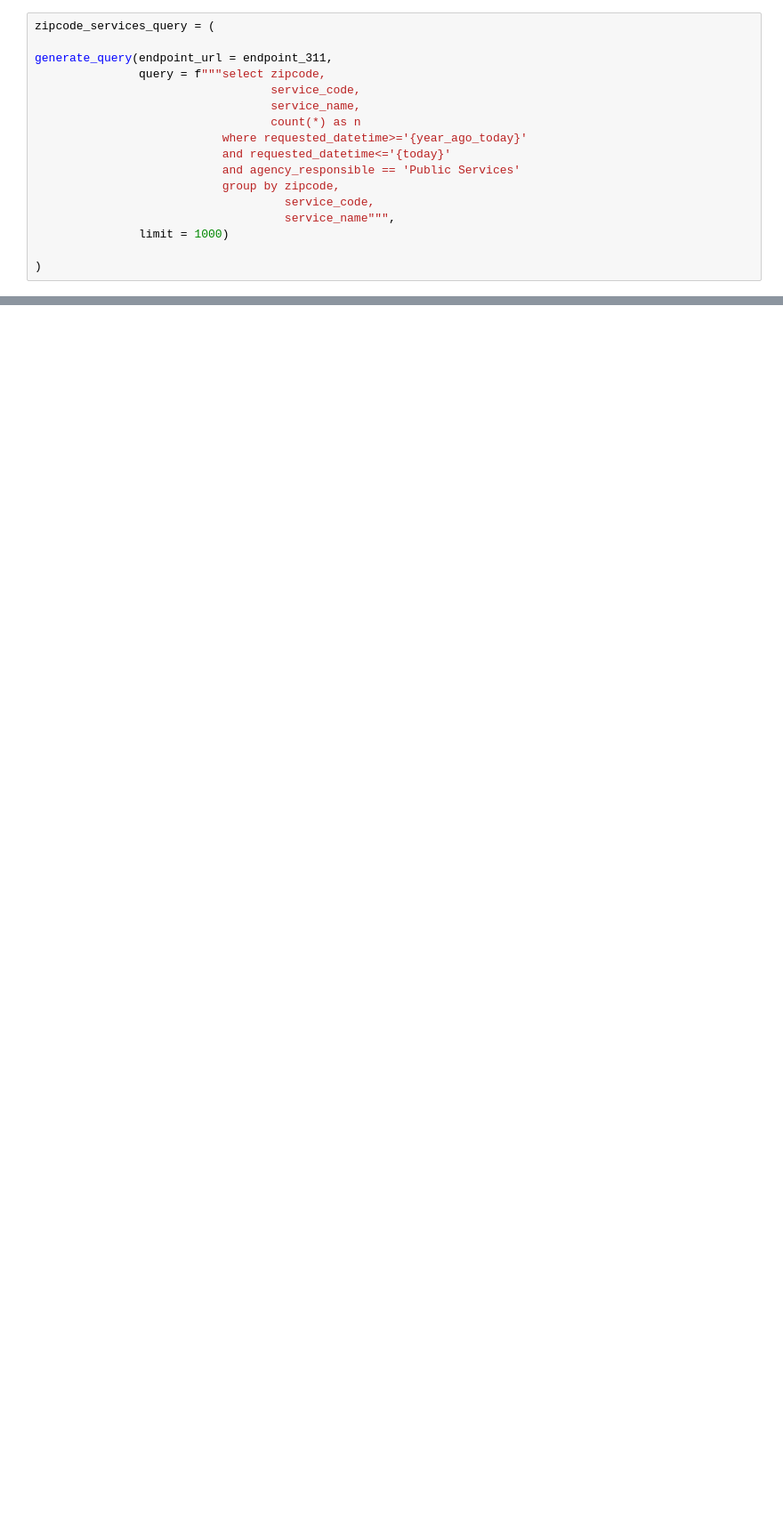
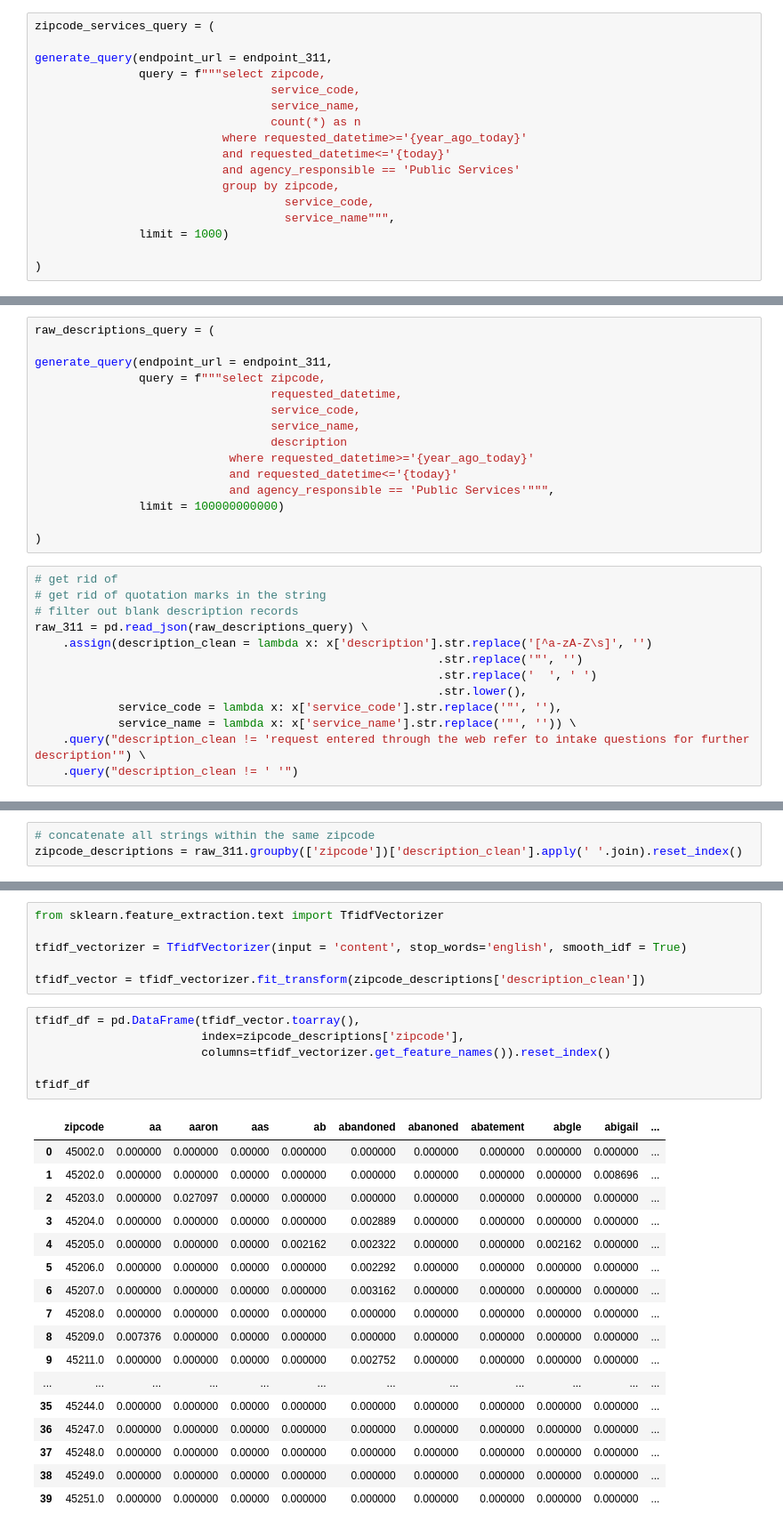
Before and after one commit to jmbahr/the-city-scraper, a Jupyter notebook: _notebooks/2021-08-25-text-analytics-311.ipynb, the cells around one changed output, grey strips where cells are left out. Shown: that part at 89% size. Saved outputs shown, nothing was run; the diff lists cells and outputs as text; blank space fills up the shorter version.

Commit message:
finish main text processing

```diff
--- a/_notebooks/2021-08-25-text-analytics-311.ipynb
+++ b/_notebooks/2021-08-25-text-analytics-311.ipynb
@@ -528,0 +220,28 @@ And another {% fn 2 %}
+# %%
+raw_descriptions_query = (
+
+generate_query(endpoint_url = endpoint_311,
+               query = f"""select zipcode,
+                                  requested_datetime,
+                                  service_code,
+                                  service_name,
+                                  description
+                            where requested_datetime>='{year_ago_today}'
+                            and requested_datetime<='{today}'
+                            and agency_responsible == 'Public Services'""",
+               limit = 100000000000)
+
+)
+# %%
+# get rid of
+# get rid of quotation marks in the string
+# filter out blank description records
+raw_311 = pd.read_json(raw_descriptions_query) \
+    .assign(description_clean = lambda x: x['description'].str.replace('[^a-zA-Z\s]', '')
+                                                          .str.replace('"', '')
+                                                          .str.replace('  ', ' ')
+                                                          .str.lower(),
+            service_code = lambda x: x['service_code'].str.replace('"', ''),
+            service_name = lambda x: x['service_name'].str.replace('"', '')) \
+    .query("description_clean != 'request entered through the web refer to intake questions for further description'") \
+    .query("description_clean != ' '")
@@ -528,0 +264,3 @@ And another {% fn 2 %}
+# %%
+# concatenate all strings within the same zipcode
+zipcode_descriptions = raw_311.groupby(['zipcode'])['description_clean'].apply(' '.join).reset_index()
@@ -528,0 +269,30 @@ And another {% fn 2 %}
+# %%
+from sklearn.feature_extraction.text import TfidfVectorizer
+
+tfidf_vectorizer = TfidfVectorizer(input = 'content', stop_words='english', smooth_idf = True)
+
+tfidf_vector = tfidf_vectorizer.fit_transform(zipcode_descriptions['description_clean'])
+# %%
+tfidf_df = pd.DataFrame(tfidf_vector.toarray(),
+                        index=zipcode_descriptions['zipcode'],
+                        columns=tfidf_vectorizer.get_feature_names()).reset_index()
+
+tfidf_df
+# %% [output]
+|  | zipcode | aa | aaron | aas | ab | abandoned | abanoned | abatement | abgle | abigail | ... |
+| 0 | 45002.0 | 0.000000 | 0.000000 | 0.00000 | 0.000000 | 0.000000 | 0.000000 | 0.000000 | 0.000000 | 0.000000 | ... |
+| 1 | 45202.0 | 0.000000 | 0.000000 | 0.00000 | 0.000000 | 0.000000 | 0.000000 | 0.000000 | 0.000000 | 0.008696 | ... |
+| 2 | 45203.0 | 0.000000 | 0.027097 | 0.00000 | 0.000000 | 0.000000 | 0.000000 | 0.000000 | 0.000000 | 0.000000 | ... |
+| 3 | 45204.0 | 0.000000 | 0.000000 | 0.00000 | 0.000000 | 0.002889 | 0.000000 | 0.000000 | 0.000000 | 0.000000 | ... |
+| 4 | 45205.0 | 0.000000 | 0.000000 | 0.00000 | 0.002162 | 0.002322 | 0.000000 | 0.000000 | 0.002162 | 0.000000 | ... |
+| 5 | 45206.0 | 0.000000 | 0.000000 | 0.00000 | 0.000000 | 0.002292 | 0.000000 | 0.000000 | 0.000000 | 0.000000 | ... |
+| 6 | 45207.0 | 0.000000 | 0.000000 | 0.00000 | 0.000000 | 0.003162 | 0.000000 | 0.000000 | 0.000000 | 0.000000 | ... |
+| 7 | 45208.0 | 0.000000 | 0.000000 | 0.00000 | 0.000000 | 0.000000 | 0.000000 | 0.000000 | 0.000000 | 0.000000 | ... |
+| 8 | 45209.0 | 0.007376 | 0.000000 | 0.00000 | 0.000000 | 0.000000 | 0.000000 | 0.000000 | 0.000000 | 0.000000 | ... |
+| 9 | 45211.0 | 0.000000 | 0.000000 | 0.00000 | 0.000000 | 0.002752 | 0.000000 | 0.000000 | 0.000000 | 0.000000 | ... |
+| ... | ... | ... | ... | ... | ... | ... | ... | ... | ... | ... | ... |
+| 35 | 45244.0 | 0.000000 | 0.000000 | 0.00000 | 0.000000 | 0.000000 | 0.000000 | 0.000000 | 0.000000 | 0.000000 | ... |
+| 36 | 45247.0 | 0.000000 | 0.000000 | 0.00000 | 0.000000 | 0.000000 | 0.000000 | 0.000000 | 0.000000 | 0.000000 | ... |
+| 37 | 45248.0 | 0.000000 | 0.000000 | 0.00000 | 0.000000 | 0.000000 | 0.000000 | 0.000000 | 0.000000 | 0.000000 | ... |
+| 38 | 45249.0 | 0.000000 | 0.000000 | 0.00000 | 0.000000 | 0.000000 | 0.000000 | 0.000000 | 0.000000 | 0.000000 | ... |
+| 39 | 45251.0 | 0.000000 | 0.000000 | 0.00000 | 0.000000 | 0.000000 | 0.000000 | 0.000000 | 0.000000 | 0.000000 | ... |
```
Also changed, not shown: parts of 55 cells of this notebook, 1 other file.
